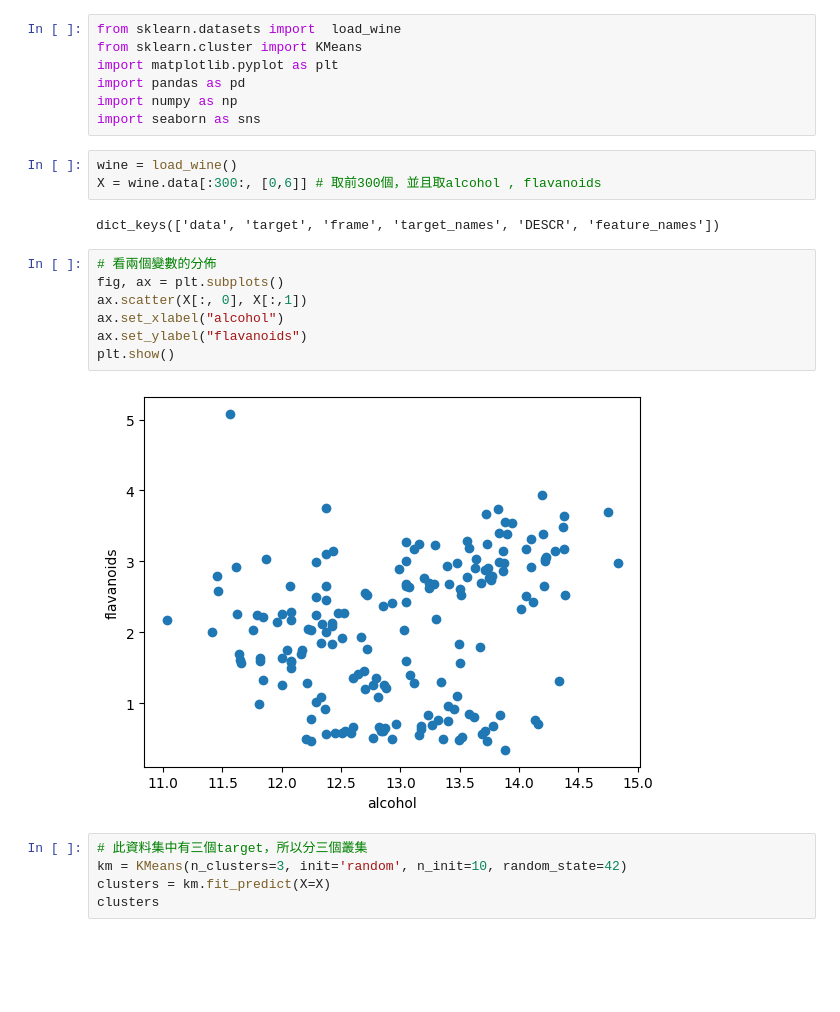
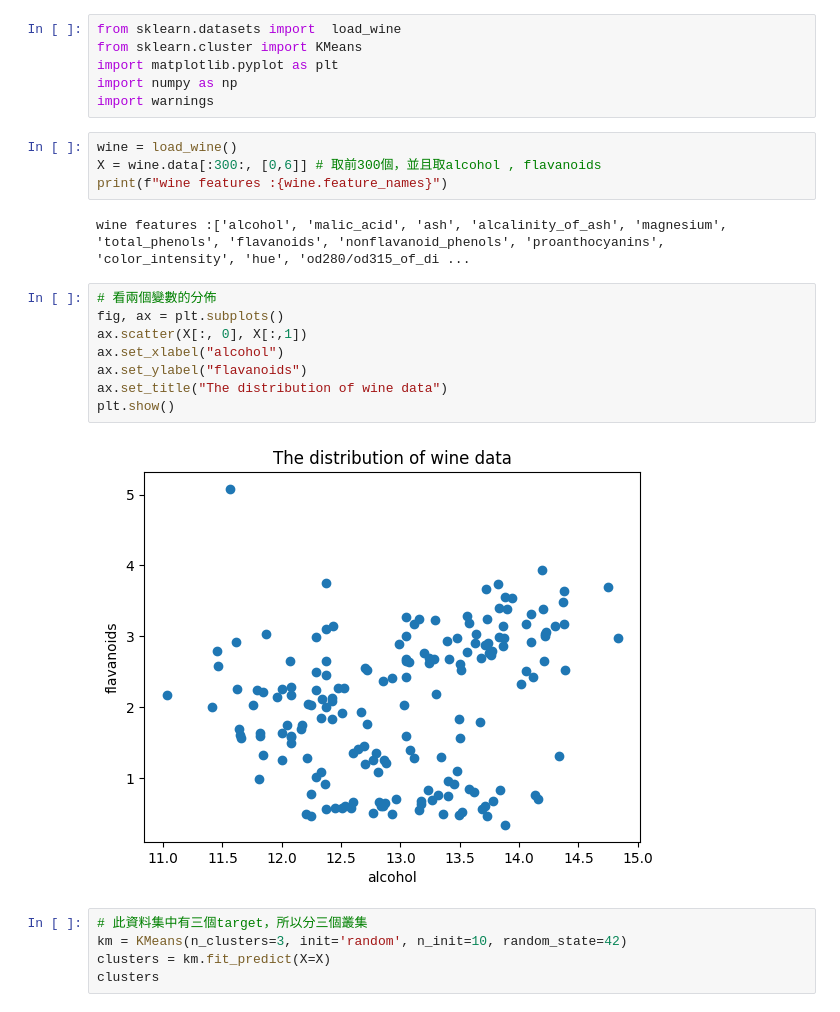
Before and after one commit to ShiShanLiu/DataAnalyst_FromOneDaytoDayOne, a Jupyter notebook: k_means.ipynb, the cells around one changed output. Cells and saved outputs as stored; diff of their text form; blank space fills up the shorter version.

```diff
--- a/k_means.ipynb
+++ b/k_means.ipynb
@@ -2,23 +2,24 @@
 from sklearn.datasets import  load_wine
 from sklearn.cluster import KMeans
 import matplotlib.pyplot as plt
-import pandas as pd
 import numpy as np
-import seaborn as sns
+import warnings
 # %%
 wine = load_wine()
 X = wine.data[:300:, [0,6]] # 取前300個，並且取alcohol , flavanoids
+print(f"wine features :{wine.feature_names}")
 # %% [output]
-dict_keys(['data', 'target', 'frame', 'target_names', 'DESCR', 'feature_names'])
+wine features :['alcohol', 'malic_acid', 'ash', 'alcalinity_of_ash', 'magnesium', 'total_phenols', 'flavanoids', 'nonflavanoid_phenols', 'proanthocyanins', 'color_intensity', 'hue', 'od280/od315_of_di ...
 # %%
 # 看兩個變數的分佈
 fig, ax = plt.subplots()
 ax.scatter(X[:, 0], X[:,1])
 ax.set_xlabel("alcohol")
 ax.set_ylabel("flavanoids")
+ax.set_title("The distribution of wine data")
 plt.show()
 # %% [output]
-[figure, old version]
+[figure, new version]
 # %%
 # 此資料集中有三個target，所以分三個叢集
 km = KMeans(n_clusters=3, init='random', n_init=10, random_state=42)
```
Also changed, not shown: parts of 6 cells of this notebook.
